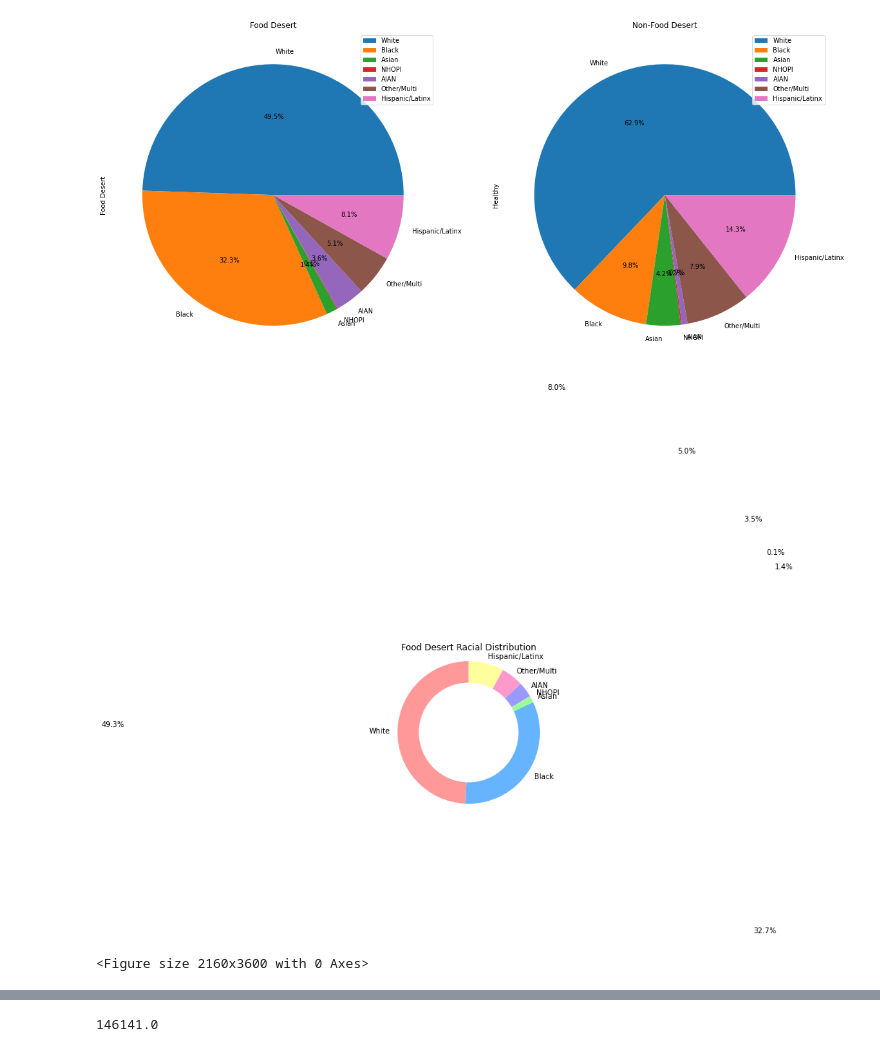
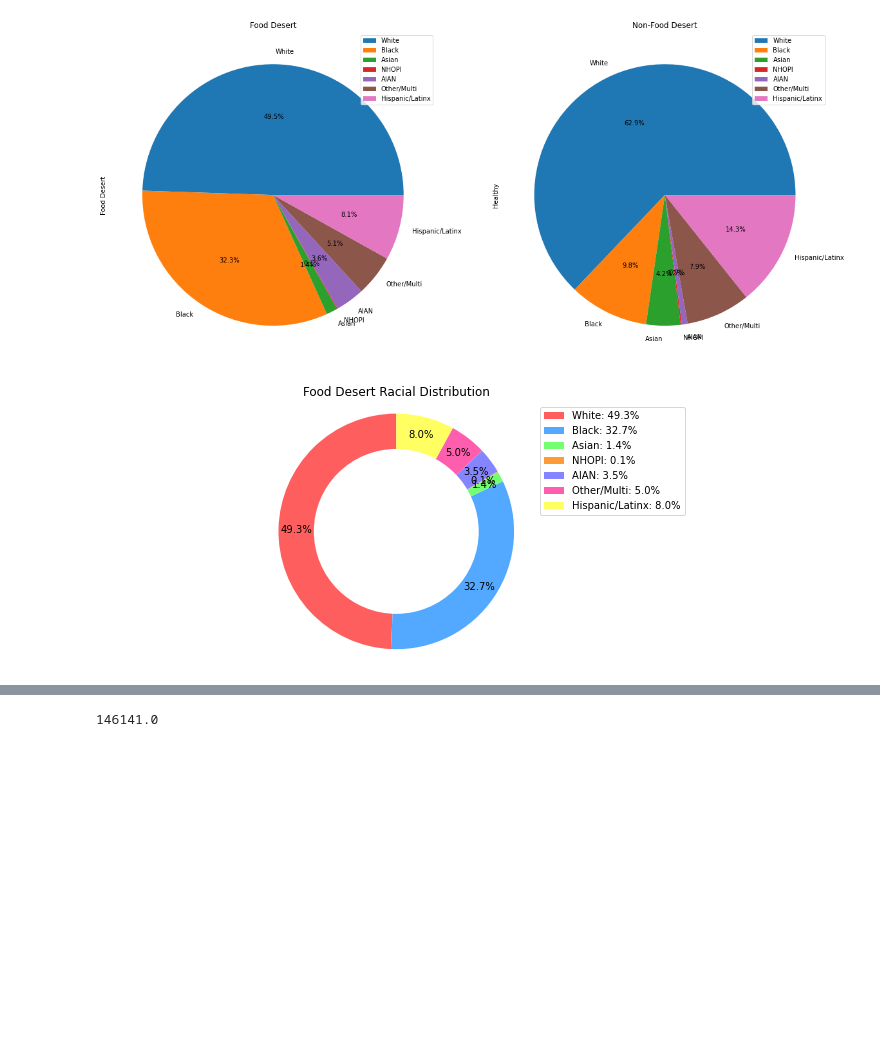
Before and after one commit to Ssimoes48/Food-Deserts-Analysis, a Jupyter notebook: Pie_Plots_4.ipynb, the cells around one changed output, grey strips where cells are left out. Drawn from its saved outputs; the diff is of its cells as text; code cells hidden in the pictures; blank space fills up the shorter version.

Commit message:
made pie plots fit into pngs and made colors more vibrant

```diff
--- a/Pie_Plots_4.ipynb
+++ b/Pie_Plots_4.ipynb
@@ -273,32 +273,32 @@ Text(0.5, 1.0, 'Non-Food Desert')
 # %%
 #Race Pie Chart Easier to Read
 #Food Desert:
 # Pie chart
-labels = ['White', 'Black', 'Asian', 'NHOPI','AIAN','Other/Multi','Hispanic/Latinx']
+labels = ['White: 49.3%', 'Black: 32.7%', 'Asian: 1.4%', 'NHOPI: 0.1%','AIAN: 3.5%','Other/Multi: 5.0%','Hispanic/Latinx: 8.0%']
 sizes = [6192366,4110488,178566,11556,439300,632889,999993]
 #colors
-colors = ['#ff9999','#66b3ff','#99ff99','#ffcc99','#9999ff','#ff99cc','#ffff9d']
+colors = ['#ff5e5e','#52a9ff','#72ff72','#ff9b37','#8585ff','#ff5eaf','#ffff62']
 
 
 
 
 fig1, ax1 = plt.subplots()
-ax1.pie(sizes, colors = colors, labels=labels, autopct='%1.1f%%', startangle=90,pctdistance=5)
+ax1.pie(sizes, colors = colors, autopct='%1.1f%%', startangle=90,pctdistance=0.85)
 #draw circle
 centre_circle = plt.Circle((0,0),0.70,fc='white')
 fig = plt.gcf()
 fig.gca().add_artist(centre_circle)
 # Equal aspect ratio ensures that pie is drawn as a circle
 ax1.axis('equal')
-plt.tight_layout()
+plt.tight_layout(4)
 plt.title("Food Desert Racial Distribution")
-fig=plt.figure(figsize=(30,50))
+plt.legend(labels)
+
+fig.set_size_inches(10,5)
+
+plt.savefig("PiePlots/Food Desert Racial Distribution.png")
 plt.show()
-# #Save plot:
-# plt.savefig("PiePlots/Food Desert Racial Distribution.png")
-# plt.show()
 # %% [output]
-[figure, old version]
+[figure, new version]
-<Figure size 2160x3600 with 0 Axes>
 # %%
 #Race Pie Chart Easier to Read
```
Also changed, not shown: parts of 2 cells of this notebook, 2 other files.
